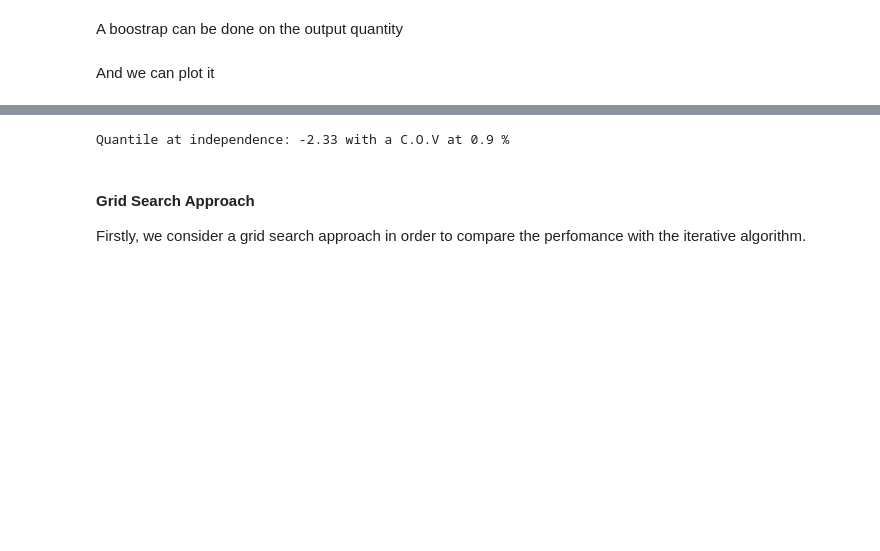
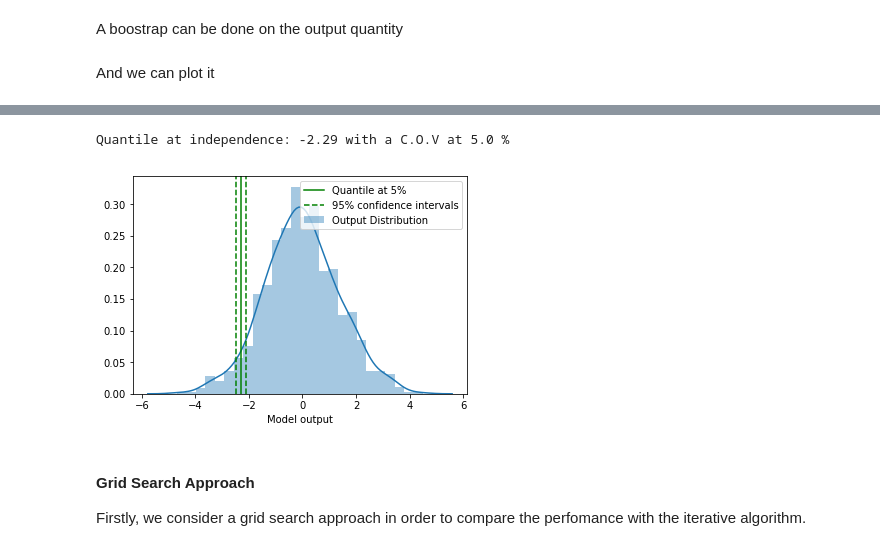
Before and after one commit to NazBen/dep-impact, a Jupyter notebook: examples/grid-search.ipynb, the cells around one changed output, grey strips where cells are left out. Cells and saved outputs as stored; diff of their text form; code cells hidden in the pictures; blank space fills up the shorter version.

```diff
--- a/examples/grid-search.ipynb
+++ b/examples/grid-search.ipynb
@@ -105,9 +102,16 @@ _ = sns.distplot(indep_result.bootstrap_sample, axlabel='Output quantile')
-# %%
-boot_std = indep_result.bootstrap_sample.std()
-boot_mean = indep_result.bootstrap_sample.mean()
-print('Quantile at independence: %.2f with a C.O.V at %.1f %%' % (boot_mean, abs(boot_std/boot_mean)*100.))
-# %% [output]
-Quantile at independence: -2.33 with a C.O.V at 0.9 %
+# %%
+ci = [0.025, 0.975]
+quantity_ci = indep_result.compute_quantity_bootstrap_ci(ci)
+
+h = sns.distplot(indep_result.output_sample_id, axlabel='Model output', label="Output Distribution")
+plt.plot([indep_result.quantity]*2, h.get_ylim(), 'g-', label='Quantile at %d%%' % (alpha*100))
+plt.plot([quantity_ci[0]]*2, h.get_ylim(), 'g--', label='%d%% confidence intervals' % ((1. - (ci[0] + 1. - ci[1]))*100))
+plt.plot([quantity_ci[1]]*2, h.get_ylim(), 'g--')
+plt.legend(loc=0)
+print('Quantile at independence: %.2f with a C.O.V at %.1f %%' % (indep_result.boot_mean, indep_result.boot_cov))
+# %% [output]
+Quantile at independence: -2.29 with a C.O.V at 5.0 %
+[figure, added]
 # %% [markdown]
 #### Grid Search Approach
 Firstly, we consider a grid search approach in order to compare the perfomance with the iterative algorithm.
```
Also changed, not shown: parts of 13 cells of this notebook, 1 other file.
